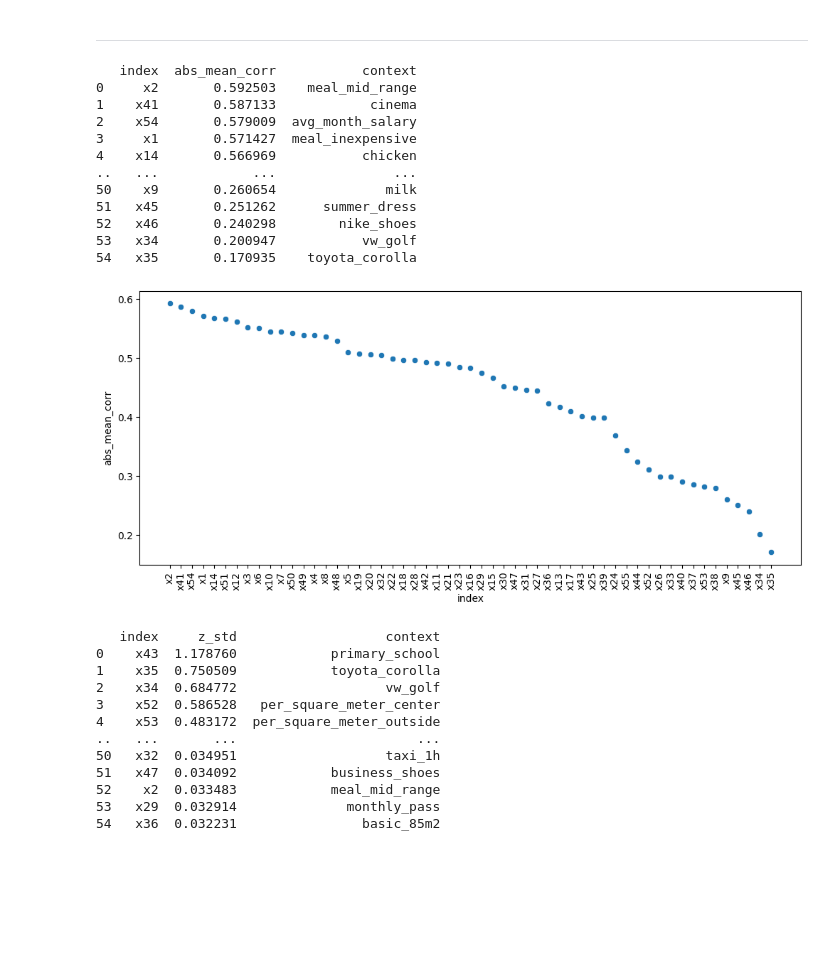
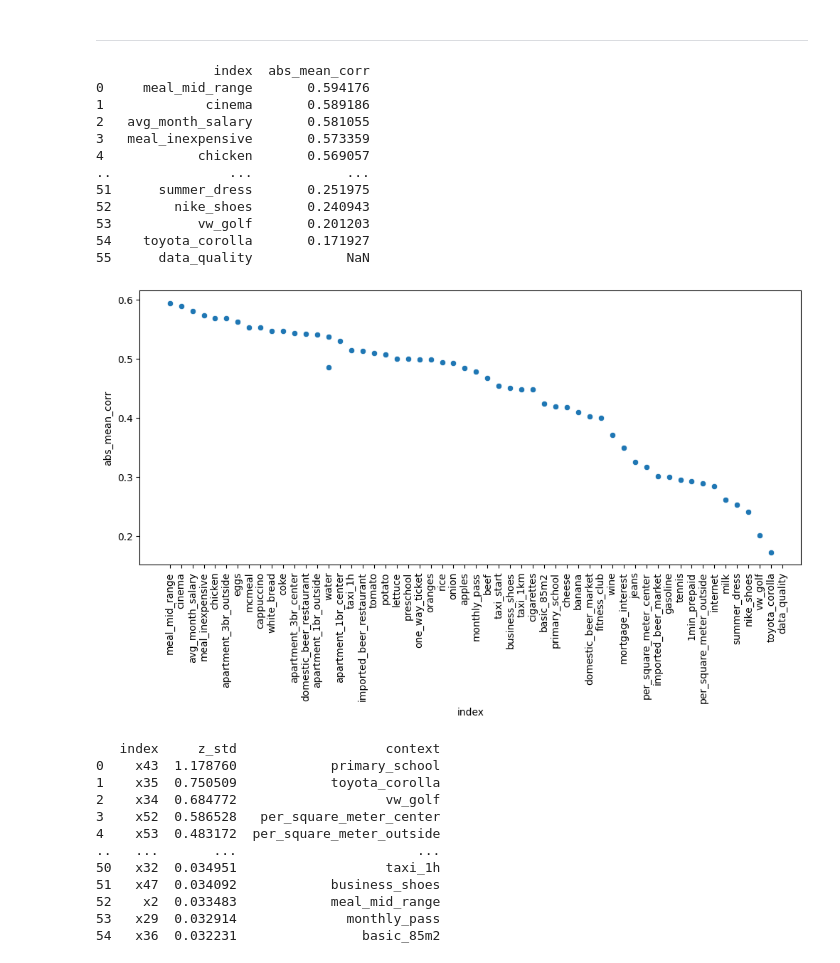
Before and after one commit to GehriJan/data-science-exam, a Jupyter notebook: data_science_exam.ipynb, the cells around one changed output. Drawn from its saved outputs; the diff is of its cells as text; code cells hidden in the pictures; blank space fills up the shorter version.

```diff
--- a/data_science_exam.ipynb
+++ b/data_science_exam.ipynb
@@ -195,6 +661,0 @@ New number of datasets: 910
-# %%
-fig, ax = plt.subplots(figsize=(10,7))
-df_cross_corr = df1[attr_keys].corr()
-ax = sns.heatmap(df_cross_corr.abs())
-plt.tight_layout()
-plt.show()
@@ -205,29 +664,28 @@ plt.show()
 # %%
 # sort features by how much they correlate to other features
 s_corr = df_cross_corr.abs().mean().sort_values(ascending=False)
 
 df_list_corr = s_corr.to_frame("abs_mean_corr").reset_index()
-df_list_corr["context"] = df_list_corr["index"].apply(lambda x: attribute_names[x])
 
 # Plot
 fig, ax = plt.subplots(figsize=(12,5))
 ax = sns.scatterplot(data=df_list_corr, x="index", y="abs_mean_corr", )
 plt.xticks(rotation=90)
 
 print(df_list_corr.to_string(max_rows=10))
 # %% [output]
-   index  abs_mean_corr           context
-0     x2       0.592503    meal_mid_range
-1    x41       0.587133            cinema
-2    x54       0.579009  avg_month_salary
-3     x1       0.571427  meal_inexpensive
-4    x14       0.566969           chicken
-..   ...            ...               ...
-50    x9       0.260654              milk
-51   x45       0.251262      summer_dress
-52   x46       0.240298        nike_shoes
-53   x34       0.200947           vw_golf
-54   x35       0.170935    toyota_corolla
+               index  abs_mean_corr
+0     meal_mid_range       0.594176
+1             cinema       0.589186
+2   avg_month_salary       0.581055
+3   meal_inexpensive       0.573359
+4            chicken       0.569057
+..               ...            ...
+51      summer_dress       0.251975
+52        nike_shoes       0.240943
+53           vw_golf       0.201203
+54    toyota_corolla       0.171927
+55      data_quality            NaN
-[figure, old version]
+[figure, new version]
 # %%
 # sort features by how much they deviate
```
Also changed, not shown: parts of 33 cells of this notebook, 3 other files.
